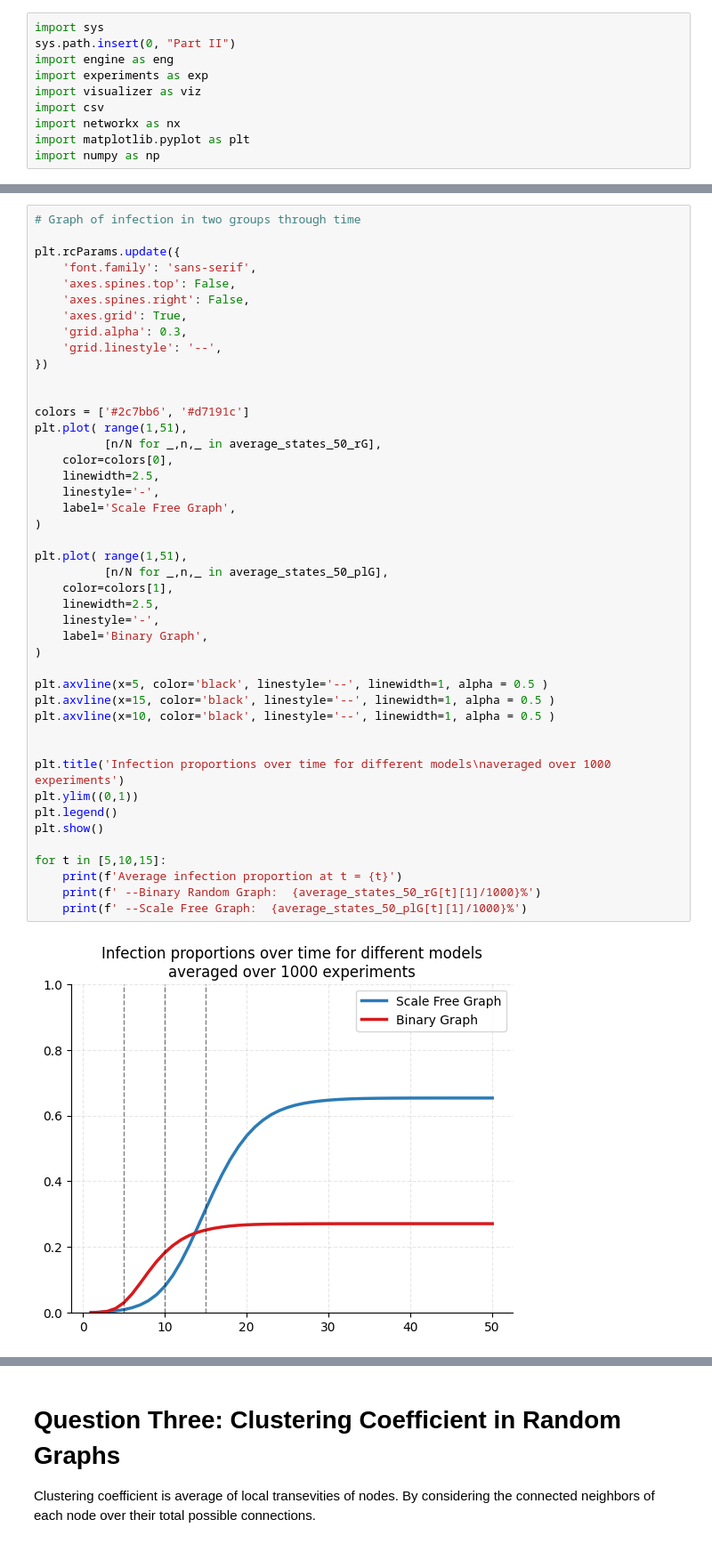
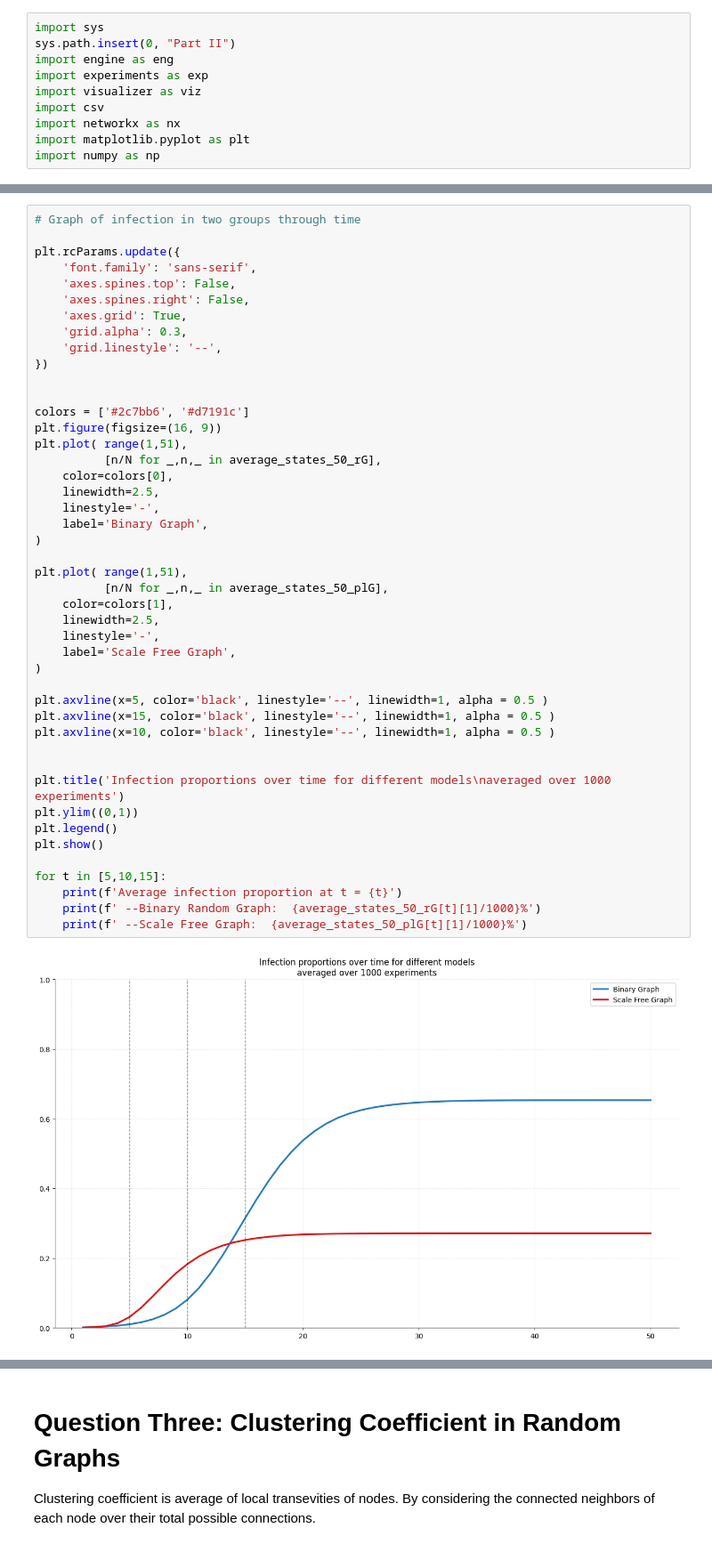
Before and after one commit to romgou74/Networks-Graded-Lab, a Jupyter notebook: Lab6 - Notebook.ipynb, the cells around one changed output, grey strips where cells are left out. Shown at 89% size. Cells and saved outputs as stored; diff of their text form.

```diff
--- a/Lab6 - Notebook.ipynb
+++ b/Lab6 - Notebook.ipynb
@@ -349,38 +349,39 @@ plt.rcParams.update({
 
 
 colors = ['#2c7bb6', '#d7191c']
+plt.figure(figsize=(16, 9))
 plt.plot( range(1,51),
           [n/N for _,n,_ in average_states_50_rG],
     color=colors[0],
     linewidth=2.5,
     linestyle='-',
-    label='Scale Free Graph',
+    label='Binary Graph',
 )
 
 plt.plot( range(1,51),
           [n/N for _,n,_ in average_states_50_plG],
     color=colors[1],
     linewidth=2.5,
     linestyle='-',
-    label='Binary Graph',
+    label='Scale Free Graph',
 )
 
 plt.axvline(x=5, color='black', linestyle='--', linewidth=1, alpha = 0.5 )
 plt.axvline(x=15, color='black', linestyle='--', linewidth=1, alpha = 0.5 )
 plt.axvline(x=10, color='black', linestyle='--', linewidth=1, alpha = 0.5 )
 
 
 plt.title('Infection proportions over time for different models\naveraged over 1000 experiments')
 plt.ylim((0,1))
 plt.legend()
 plt.show()
 
 for t in [5,10,15]:
     print(f'Average infection proportion at t = {t}')
     print(f' --Binary Random Graph:  {average_states_50_rG[t][1]/1000}%')
     print(f' --Scale Free Graph:  {average_states_50_plG[t][1]/1000}%')
 # %% [output]
-[figure, old version]
+[figure, new version]
 Average infection proportion at t = 5
  --Binary Random Graph:  0.015532%
  --Scale Free Graph:  0.057199%
```
Also changed, not shown: parts of 3 cells of this notebook.
